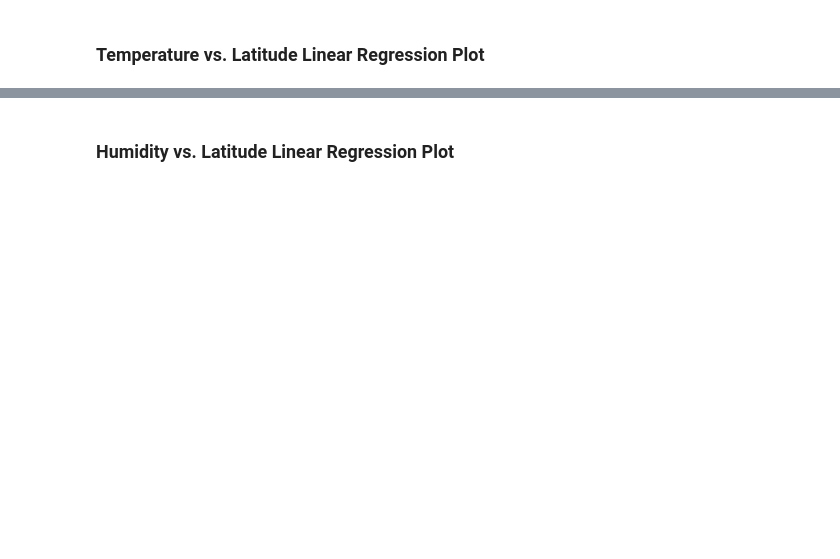
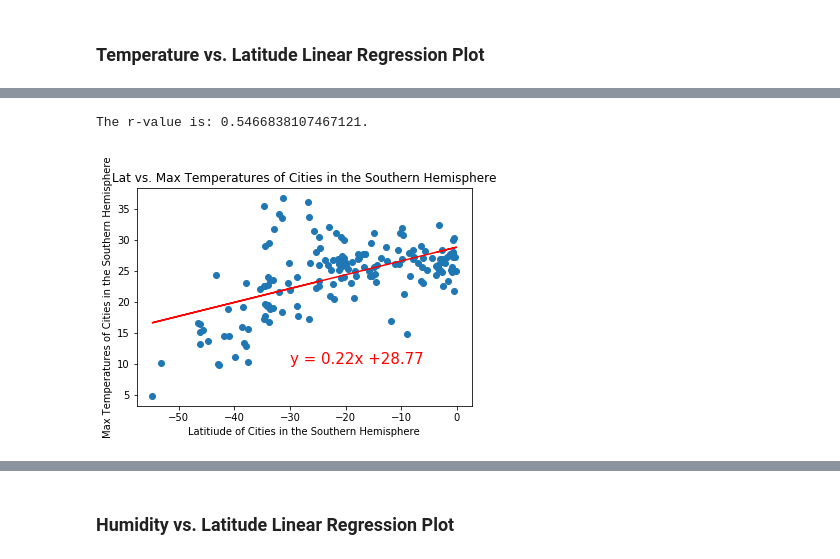
Before and after one commit to ahuehmer/World_Weather_Analysis, a Jupyter notebook: WeatherPy/WeatherPy.ipynb, the cells around one changed output, grey strips where cells are left out. Saved outputs shown, nothing was run; the diff lists cells and outputs as text; code cells hidden in the pictures; blank space fills up the shorter version.

```diff
--- a/WeatherPy/WeatherPy.ipynb
+++ b/WeatherPy/WeatherPy.ipynb
@@ -398,6 +407,6 @@ northern_hemi_df.head()
 # %%
 # Create a DataFrame with the Southern Hemisphere data (Latitude < 0)
-# YOUR CODE HERE
+southern_hemi_df = city_data_df.loc[city_data_df["Lat"] < 0]
 
 # Display sample data
 southern_hemi_df.head()
@@ -413,0 +447,24 @@ southern_hemi_df.head()
+# %%
+# Build scatter plot for latitude vs. temperature
+sh_lat = southern_hemi_df["Lat"]
+sh_temp = southern_hemi_df["Max Temp"]
+plt.scatter(sh_lat, sh_temp)
+
+# Linear regression on Southern Hemisphere
+(slope, intercept, rvalue, pvalue, stderr) = linregress(sh_lat, sh_temp)
+regress_values = slope * sh_lat + intercept
+
+# Incorporate the other graph properties
+plt.xlabel("Latitiude of Cities in the Southern Hemisphere")
+plt.ylabel("Max Temperatures of Cities in the Southern Hemisphere")
+plt.title("Lat vs. Max Temperatures of Cities in the Southern Hemisphere")
+plt.plot(sh_lat, regress_values, "r-")
+line_eq = "y = " + str(round(slope,2)) + "x +" + str(round(intercept,2))
+plt.annotate(line_eq,(-30,10),fontsize=15,color="red")
+
+# Show plot
+print(f"The r-value is: {rvalue}.")
+plt.show()
+# %% [output]
+The r-value is: 0.5466838107467121.
+[figure, added]
```
Also changed, not shown: parts of 35 cells of this notebook, 5 other files.
